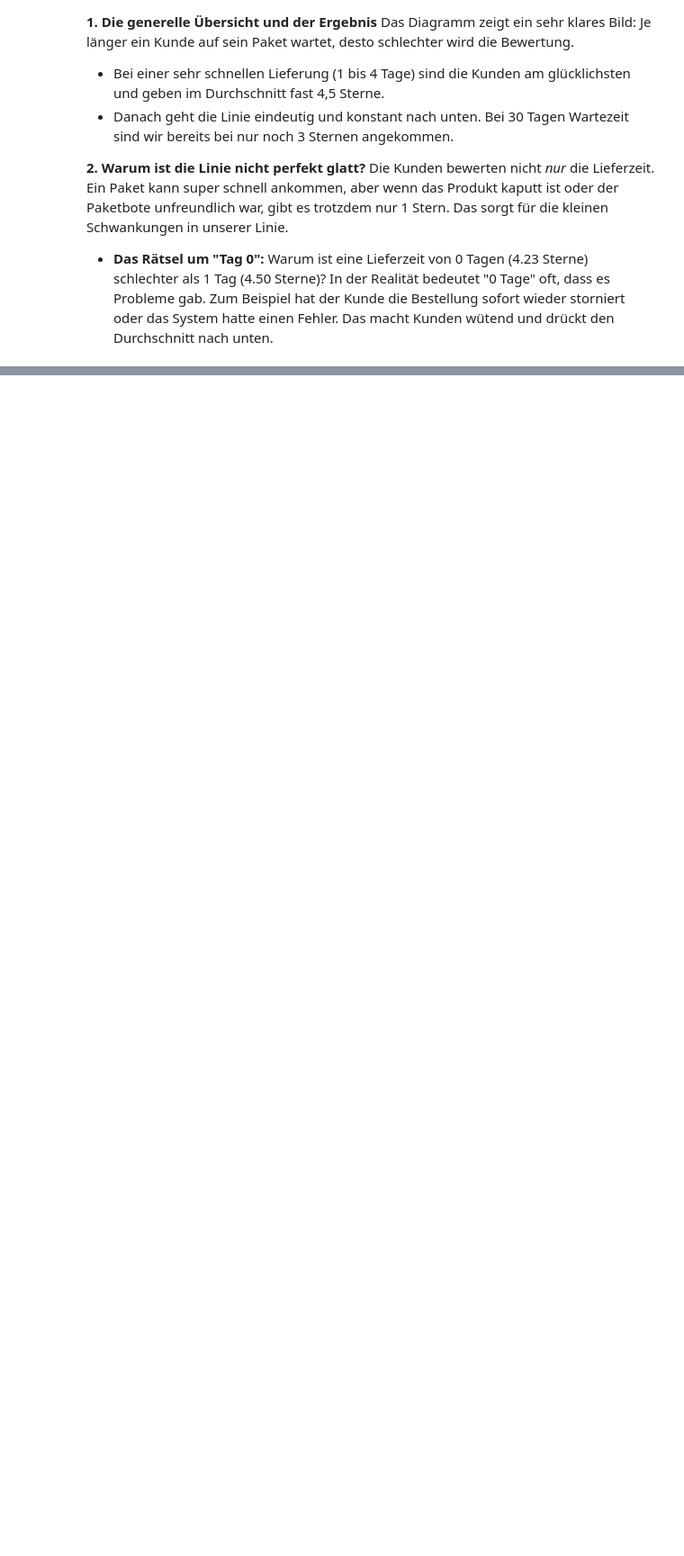
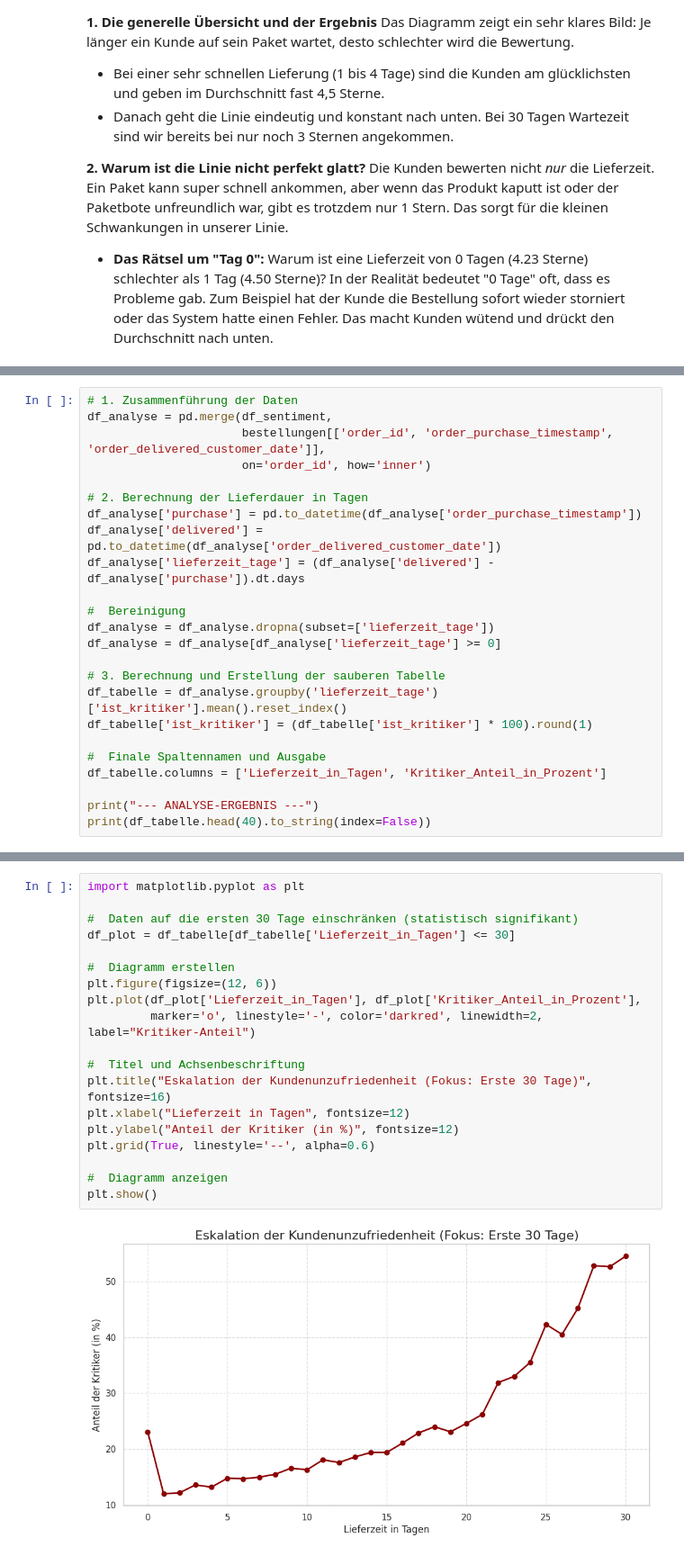
Before and after one commit to UlkarIslamova/ecommerce-datenanalyse, a Jupyter notebook: e-commerce-datenanalyse-eda.ipynb, the cells around one changed output, grey strips where cells are left out. Shown at 90% size. Cells and saved outputs as stored; diff of their text form; blank space fills up the shorter version.

```diff
--- a/e-commerce-datenanalyse-eda.ipynb
+++ b/e-commerce-datenanalyse-eda.ipynb
@@ -253,0 +622,24 @@ Das Diagramm zeigt ein sehr klares Bild: Je länger ein Kunde auf sein Paket war
+# %%
+# 1. Zusammenführung der Daten
+df_analyse = pd.merge(df_sentiment,
+                      bestellungen[['order_id', 'order_purchase_timestamp', 'order_delivered_customer_date']],
+                      on='order_id', how='inner')
+
+# 2. Berechnung der Lieferdauer in Tagen
+df_analyse['purchase'] = pd.to_datetime(df_analyse['order_purchase_timestamp'])
+df_analyse['delivered'] = pd.to_datetime(df_analyse['order_delivered_customer_date'])
+df_analyse['lieferzeit_tage'] = (df_analyse['delivered'] - df_analyse['purchase']).dt.days
+
+#  Bereinigung
+df_analyse = df_analyse.dropna(subset=['lieferzeit_tage'])
+df_analyse = df_analyse[df_analyse['lieferzeit_tage'] >= 0]
+
+# 3. Berechnung und Erstellung der sauberen Tabelle
+df_tabelle = df_analyse.groupby('lieferzeit_tage')['ist_kritiker'].mean().reset_index()
+df_tabelle['ist_kritiker'] = (df_tabelle['ist_kritiker'] * 100).round(1)
+
+#  Finale Spaltennamen und Ausgabe
+df_tabelle.columns = ['Lieferzeit_in_Tagen', 'Kritiker_Anteil_in_Prozent']
+
+print("--- ANALYSE-ERGEBNIS ---")
+print(df_tabelle.head(40).to_string(index=False))
@@ -253,0 +671,21 @@ Das Diagramm zeigt ein sehr klares Bild: Je länger ein Kunde auf sein Paket war
+# %%
+import matplotlib.pyplot as plt
+
+#  Daten auf die ersten 30 Tage einschränken (statistisch signifikant)
+df_plot = df_tabelle[df_tabelle['Lieferzeit_in_Tagen'] <= 30]
+
+#  Diagramm erstellen
+plt.figure(figsize=(12, 6))
+plt.plot(df_plot['Lieferzeit_in_Tagen'], df_plot['Kritiker_Anteil_in_Prozent'],
+         marker='o', linestyle='-', color='darkred', linewidth=2, label="Kritiker-Anteil")
+
+#  Titel und Achsenbeschriftung
+plt.title("Eskalation der Kundenunzufriedenheit (Fokus: Erste 30 Tage)", fontsize=16)
+plt.xlabel("Lieferzeit in Tagen", fontsize=12)
+plt.ylabel("Anteil der Kritiker (in %)", fontsize=12)
+plt.grid(True, linestyle='--', alpha=0.6)
+
+#  Diagramm anzeigen
+plt.show()
+# %% [output]
+[figure, added]
```
Also changed, not shown: parts of 31 cells of this notebook.
